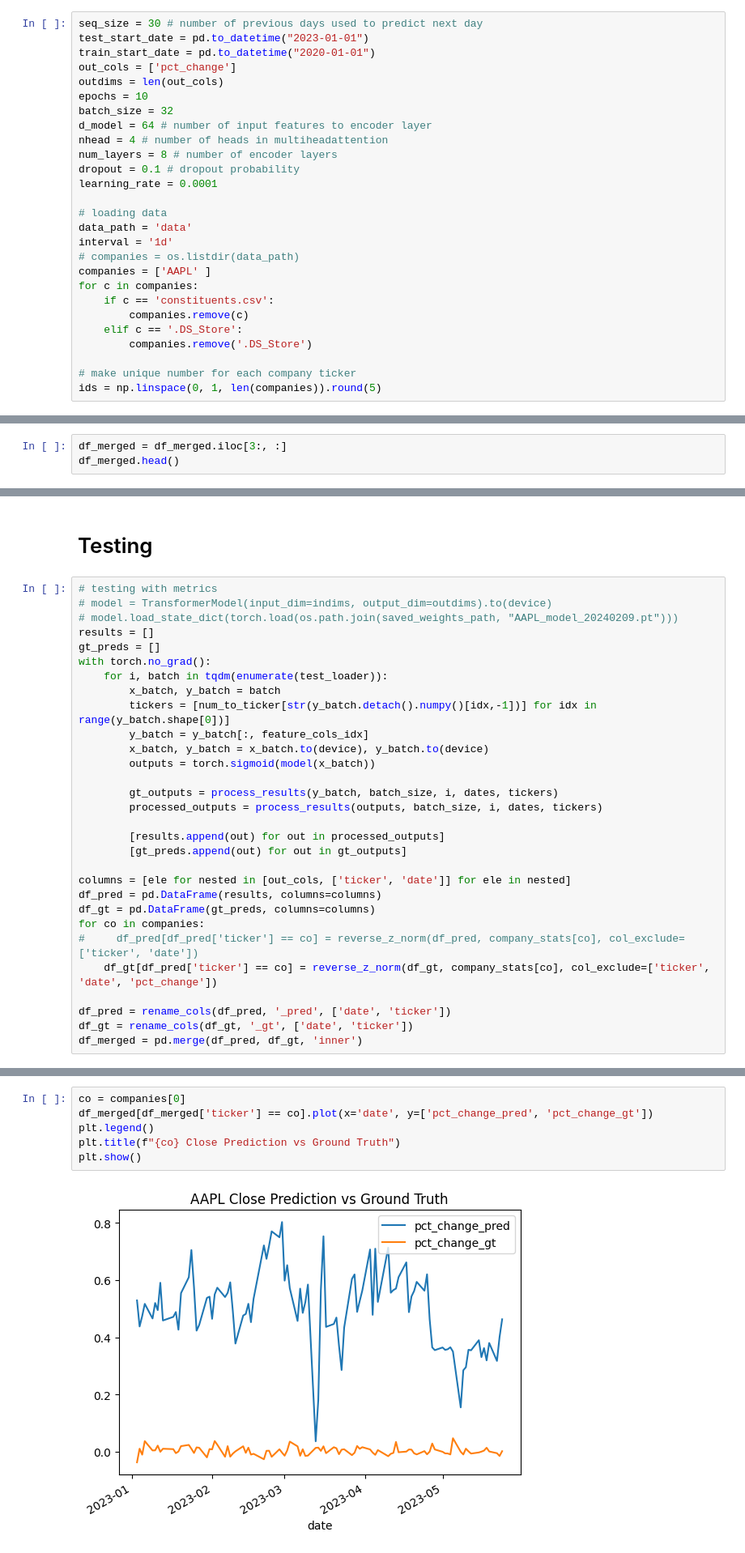
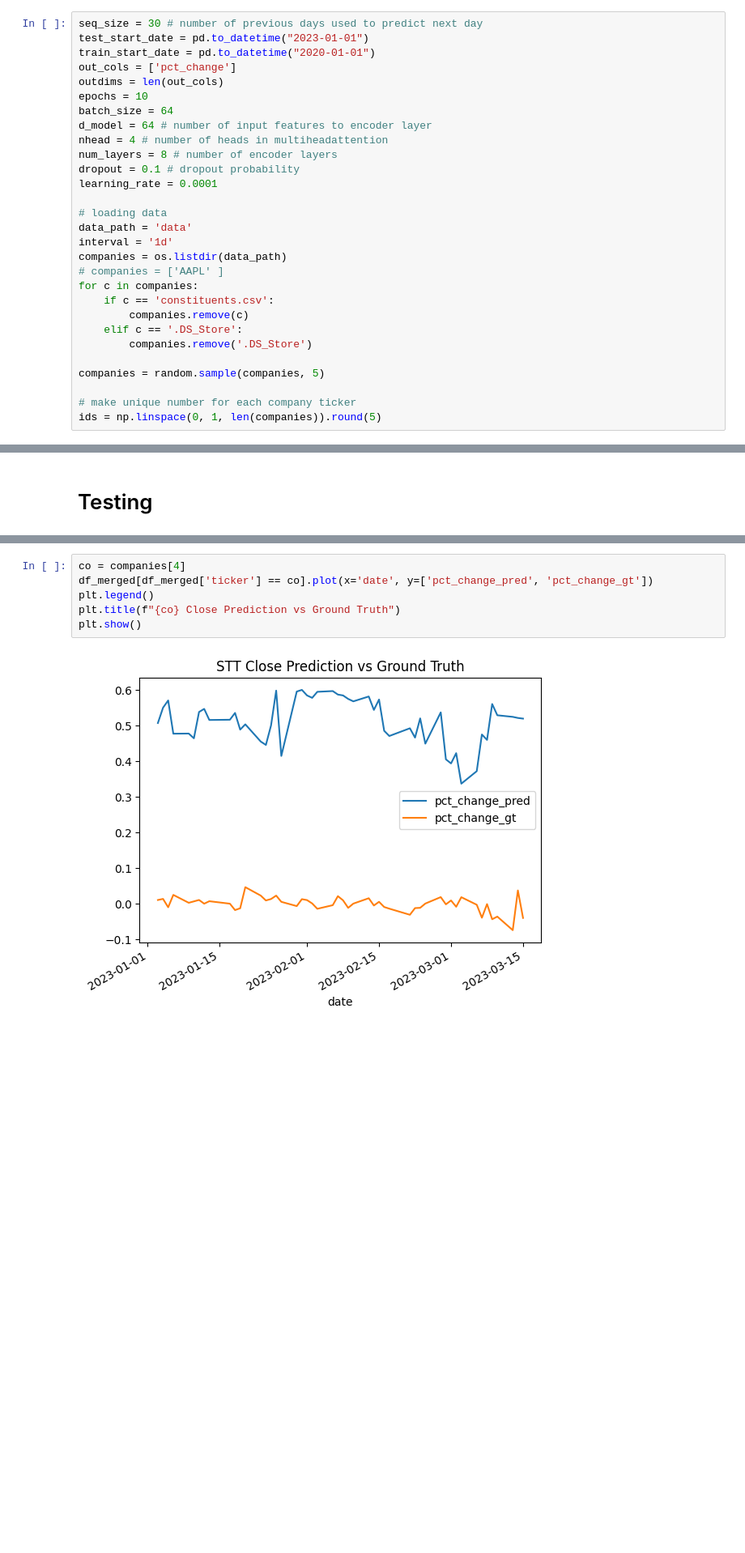
Before and after one commit to oragamiman01/stock_prediction, a Jupyter notebook: incremental_learning.ipynb, the cells around one changed output, grey strips where cells are left out. Shown: that part at 81% size. Saved outputs shown, nothing was run; the diff lists cells and outputs as text; blank space fills up the shorter version.

Commit message:
full transformer

```diff
--- a/incremental_learning.ipynb
+++ b/incremental_learning.ipynb
@@ -32,7 +33,7 @@ train_start_date = pd.to_datetime("2020-01-01")
 out_cols = ['pct_change']
 outdims = len(out_cols)
 epochs = 10
-batch_size = 32
+batch_size = 64
 d_model = 64 # number of input features to encoder layer
 nhead = 4 # number of heads in multiheadattention
 num_layers = 8 # number of encoder layers
@@ -42,14 +43,16 @@ learning_rate = 0.0001
 # loading data
 data_path = 'data'
 interval = '1d'
-# companies = os.listdir(data_path)
-companies = ['AAPL' ]
+companies = os.listdir(data_path)
+# companies = ['AAPL' ]
 for c in companies:
     if c == 'constituents.csv':
         companies.remove(c)
     elif c == '.DS_Store':
         companies.remove('.DS_Store')
 
+companies = random.sample(companies, 5)
+
 # make unique number for each company ticker
 ids = np.linspace(0, 1, len(companies)).round(5)
 # %% [markdown]
@@ -510,3 +532,0 @@ Epoch 4/4, Train Loss: 0.4667, Validation Loss: 0.7696
-# %%
-df_merged = df_merged.iloc[3:, :]
-df_merged.head()
@@ -524,33 +537,3 @@ fn = f'AAPL_model_{datetime.now().strftime("%Y%m%d")}.pt'
 torch.save(model.state_dict(), os.path.join(saved_weights_path, fn))
 # %% [markdown]
 # Testing
-# %%
-# testing with metrics
-# model = TransformerModel(input_dim=indims, output_dim=outdims).to(device)
-# model.load_state_dict(torch.load(os.path.join(saved_weights_path, "AAPL_model_20240209.pt")))
-results = []
-gt_preds = []
-with torch.no_grad():
-    for i, batch in tqdm(enumerate(test_loader)):
-        x_batch, y_batch = batch
-        tickers = [num_to_ticker[str(y_batch.detach().numpy()[idx,-1])] for idx in range(y_batch.shape[0])]
-        y_batch = y_batch[:, feature_cols_idx]
-        x_batch, y_batch = x_batch.to(device), y_batch.to(device)
-        outputs = torch.sigmoid(model(x_batch))
-
-        gt_outputs = process_results(y_batch, batch_size, i, dates, tickers)
-        processed_outputs = process_results(outputs, batch_size, i, dates, tickers)
-
-        [results.append(out) for out in processed_outputs]
-        [gt_preds.append(out) for out in gt_outputs]
-
-columns = [ele for nested in [out_cols, ['ticker', 'date']] for ele in nested]
-df_pred = pd.DataFrame(results, columns=columns)
-df_gt = pd.DataFrame(gt_preds, columns=columns)
-for co in companies:
-#     df_pred[df_pred['ticker'] == co] = reverse_z_norm(df_pred, company_stats[co], col_exclude=['ticker', 'date'])
-    df_gt[df_pred['ticker'] == co] = reverse_z_norm(df_gt, company_stats[co], col_exclude=['ticker', 'date', 'pct_change'])
-
-df_pred = rename_cols(df_pred, '_pred', ['date', 'ticker'])
-df_gt = rename_cols(df_gt, '_gt', ['date', 'ticker'])
-df_merged = pd.merge(df_pred, df_gt, 'inner')
@@ -566,11 +540,11 @@ df_merged.head()
 # %%
-co = companies[0]
+co = companies[4]
 df_merged[df_merged['ticker'] == co].plot(x='date', y=['pct_change_pred', 'pct_change_gt'])
 plt.legend()
 plt.title(f"{co} Close Prediction vs Ground Truth")
 plt.show()
 # %% [output]
-[figure, old version]
+[figure, new version]
 # %%
 accuracy_metrics = dict()
 for i in tqdm(range(len(companies))):
```
Also changed, not shown: parts of 10 cells of this notebook, 2 other files.
